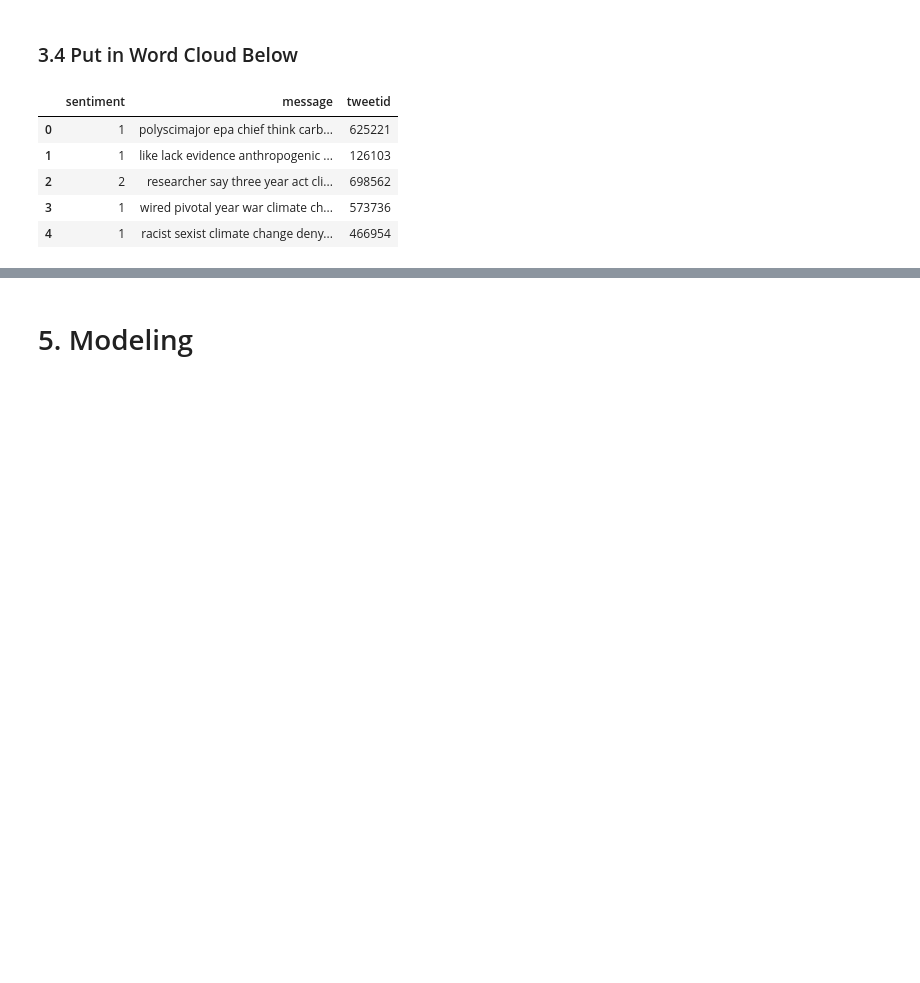
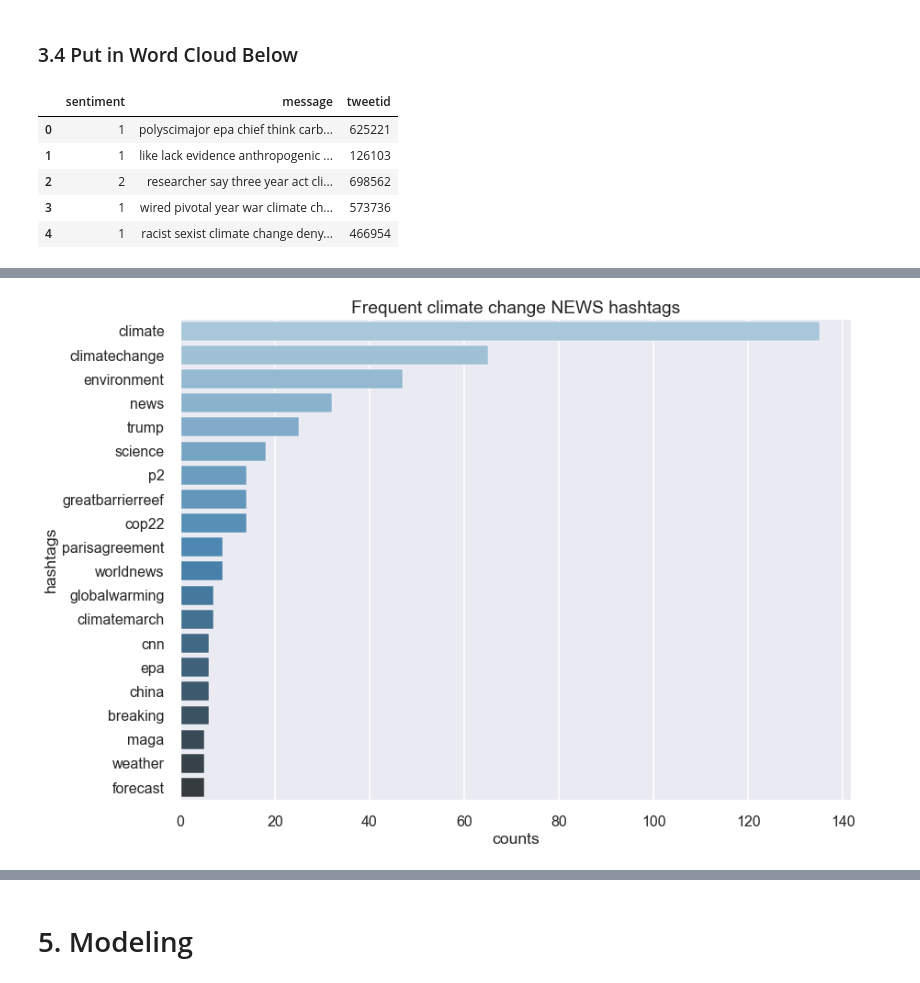
Before and after one commit to JayRolla/classification-predict-streamlit-template, a Jupyter notebook: Notebook.ipynb, the cells around one changed output, grey strips where cells are left out. Saved outputs shown, nothing was run; the diff lists cells and outputs as text; code cells hidden in the pictures; blank space fills up the shorter version.

```diff
--- a/Notebook.ipynb
+++ b/Notebook.ipynb
@@ -520,0 +522,7 @@ ax[4].axis('off')
+# %%
+# Plot the frequent hastags for the news and neutral classes
+sns.barplot(y=news['hashtags'], x=news['counts'], palette=("Blues_d"))
+plt.title('Frequent climate change NEWS hashtags')
+plt.tight_layout()
+# %% [output]
+[figure, added]
```
Also changed, not shown: parts of 6 cells of this notebook.
